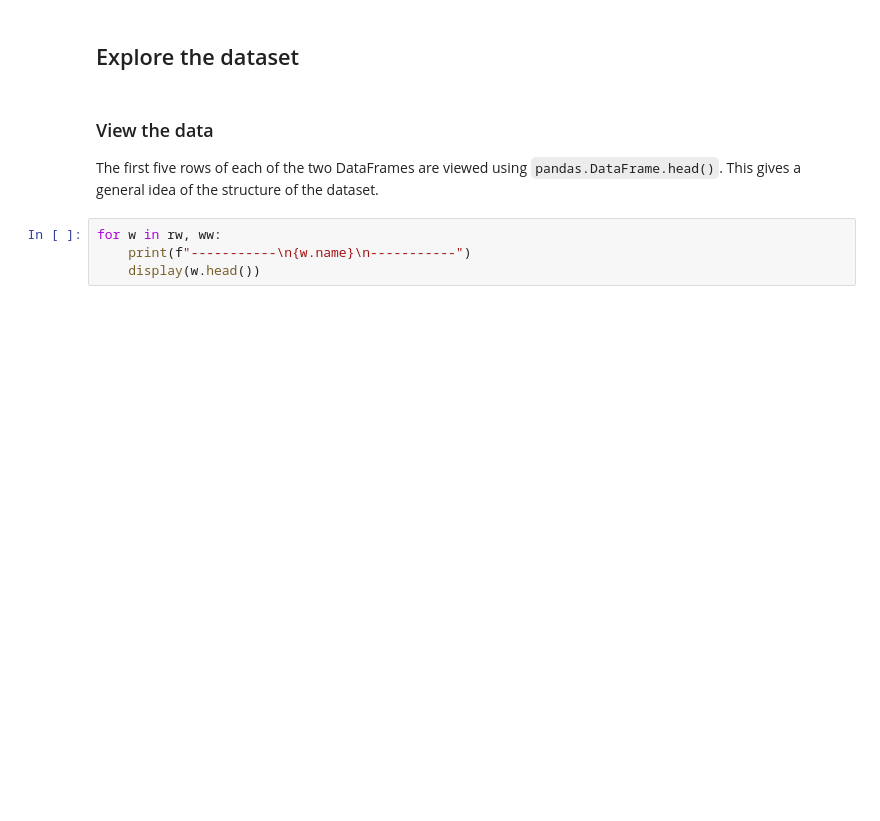
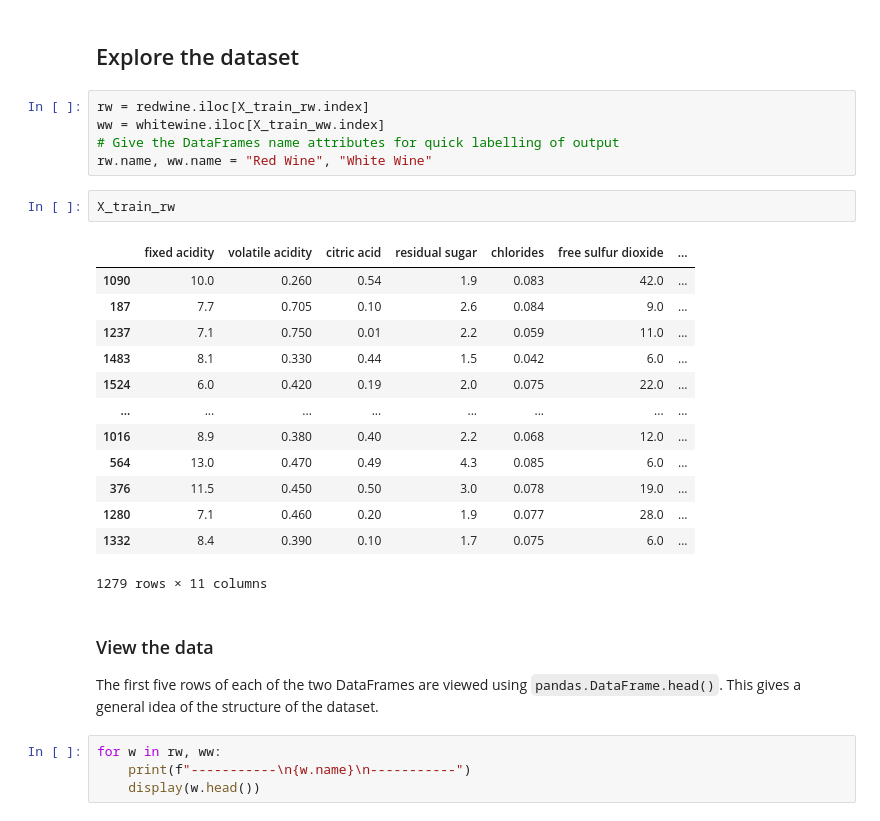
Before and after one commit to fod/machine-learning-statistics, a Jupyter notebook: scikit-learn.ipynb, the cells around one changed output. Saved outputs shown, nothing was run; the diff lists cells and outputs as text; blank space fills up the shorter version.

```diff
--- a/scikit-learn.ipynb
+++ b/scikit-learn.ipynb
@@ -106,5 +110,26 @@ rw.name, ww.name = "Red Wine", "White Wine"
 # %% [markdown]
 ## Explore the dataset
+# %%
+rw = redwine.iloc[X_train_rw.index]
+ww = whitewine.iloc[X_train_ww.index]
+# Give the DataFrames name attributes for quick labelling of output
+rw.name, ww.name = "Red Wine", "White Wine"
+# %%
+X_train_rw
+# %% [output]
+|  | fixed acidity | volatile acidity | citric acid | residual sugar | chlorides | free sulfur dioxide | ... |
+| 1090 | 10.0 | 0.260 | 0.54 | 1.9 | 0.083 | 42.0 | ... |
+| 187 | 7.7 | 0.705 | 0.10 | 2.6 | 0.084 | 9.0 | ... |
+| 1237 | 7.1 | 0.750 | 0.01 | 2.2 | 0.059 | 11.0 | ... |
+| 1483 | 8.1 | 0.330 | 0.44 | 1.5 | 0.042 | 6.0 | ... |
+| 1524 | 6.0 | 0.420 | 0.19 | 2.0 | 0.075 | 22.0 | ... |
+| ... | ... | ... | ... | ... | ... | ... | ... |
+| 1016 | 8.9 | 0.380 | 0.40 | 2.2 | 0.068 | 12.0 | ... |
+| 564 | 13.0 | 0.470 | 0.49 | 4.3 | 0.085 | 6.0 | ... |
+| 376 | 11.5 | 0.450 | 0.50 | 3.0 | 0.078 | 19.0 | ... |
+| 1280 | 7.1 | 0.460 | 0.20 | 1.9 | 0.077 | 28.0 | ... |
+| 1332 | 8.4 | 0.390 | 0.10 | 1.7 | 0.075 | 6.0 | ... |
+1279 rows × 11 columns
 # %% [markdown]
 ### View the data
 The first five rows of each of the two DataFrames are viewed using `pandas.DataFrame.head()`. This gives a general idea of the structure of the dataset.
```
Also changed, not shown: parts of 10 cells of this notebook.
